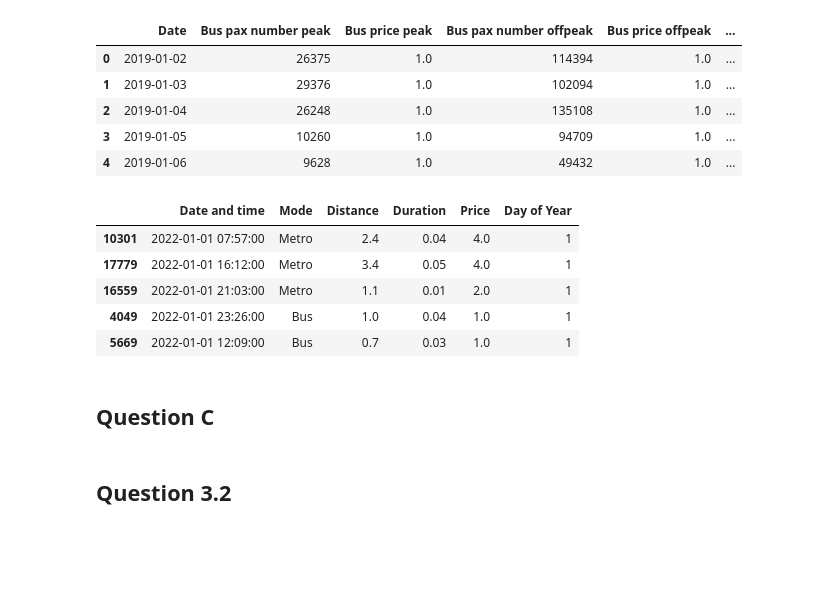
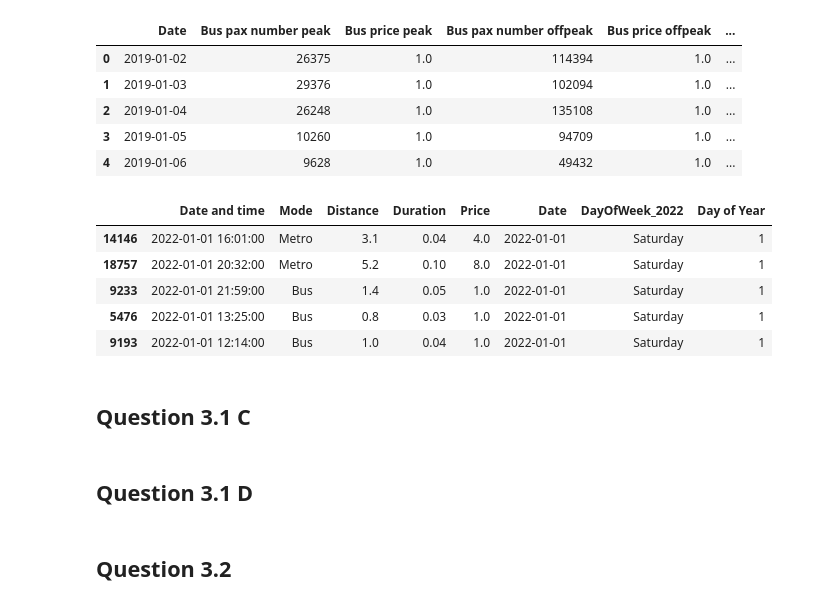
Before and after one commit to Dikshyant15/24157966_Small_Project, a Jupyter notebook: expirement.ipynb, the cells around one changed output. Drawn from its saved outputs; the diff is of its cells as text; code cells hidden in the pictures; blank space fills up the shorter version.

```diff
--- a/expirement.ipynb
+++ b/expirement.ipynb
@@ -197,16 +221,16 @@ sorted_data.head()  # View the 5 rows with the lowest values
 | 2 | 2019-01-04 | 26248 | 1.0 | 135108 | 1.0 | ... |
 | 3 | 2019-01-05 | 10260 | 1.0 | 94709 | 1.0 | ... |
 | 4 | 2019-01-06 | 9628 | 1.0 | 49432 | 1.0 | ... |
-# %%
-sorted_data = data_2022.sort_values(by='Day of Year')
-sorted_data.head()  # View the 5 rows with the lowest values
-# %% [output]
-|  | Date and time | Mode | Distance | Duration | Price | Day of Year |
-| 10301 | 2022-01-01 07:57:00 | Metro | 2.4 | 0.04 | 4.0 | 1 |
-| 17779 | 2022-01-01 16:12:00 | Metro | 3.4 | 0.05 | 4.0 | 1 |
-| 16559 | 2022-01-01 21:03:00 | Metro | 1.1 | 0.01 | 2.0 | 1 |
-| 4049 | 2022-01-01 23:26:00 | Bus | 1.0 | 0.04 | 1.0 | 1 |
-| 5669 | 2022-01-01 12:09:00 | Bus | 0.7 | 0.03 | 1.0 | 1 |
+# %%
+sorted_data = data_2022.sort_values(by='Date')
+sorted_data.head()  # View the 5 rows with the lowest values
+# %% [output]
+|  | Date and time | Mode | Distance | Duration | Price | Date | DayOfWeek_2022 | Day of Year |
+| 14146 | 2022-01-01 16:01:00 | Metro | 3.1 | 0.04 | 4.0 | 2022-01-01 | Saturday | 1 |
+| 18757 | 2022-01-01 20:32:00 | Metro | 5.2 | 0.10 | 8.0 | 2022-01-01 | Saturday | 1 |
+| 9233 | 2022-01-01 21:59:00 | Bus | 1.4 | 0.05 | 1.0 | 2022-01-01 | Saturday | 1 |
+| 5476 | 2022-01-01 13:25:00 | Bus | 0.8 | 0.03 | 1.0 | 2022-01-01 | Saturday | 1 |
+| 9193 | 2022-01-01 12:14:00 | Bus | 1.0 | 0.04 | 1.0 | 2022-01-01 | Saturday | 1 |
 # %% [markdown]
-## Question C
+## Question 3.1 C
 # %%
@@ -316,4 +317,6 @@ def plot_bar_avgpax_weekdays(data_2019,data_2022,X_spring, Y_summer, Z_autumn):
     plt.show()
+# %% [markdown]
+## Question 3.1 D
 # %% [markdown]
 ## Question 3.2
 # %%
```
Also changed, not shown: parts of 10 cells of this notebook.
